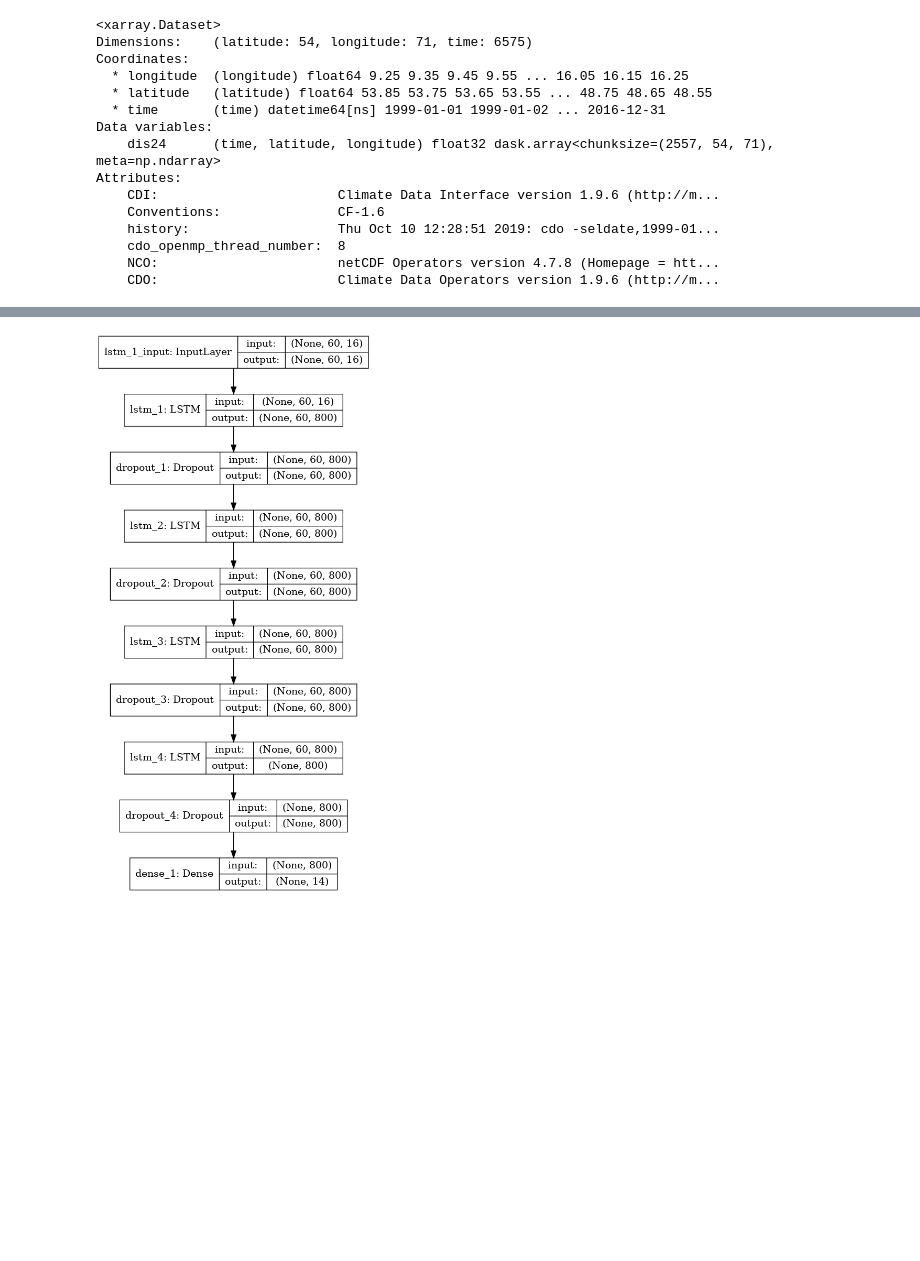
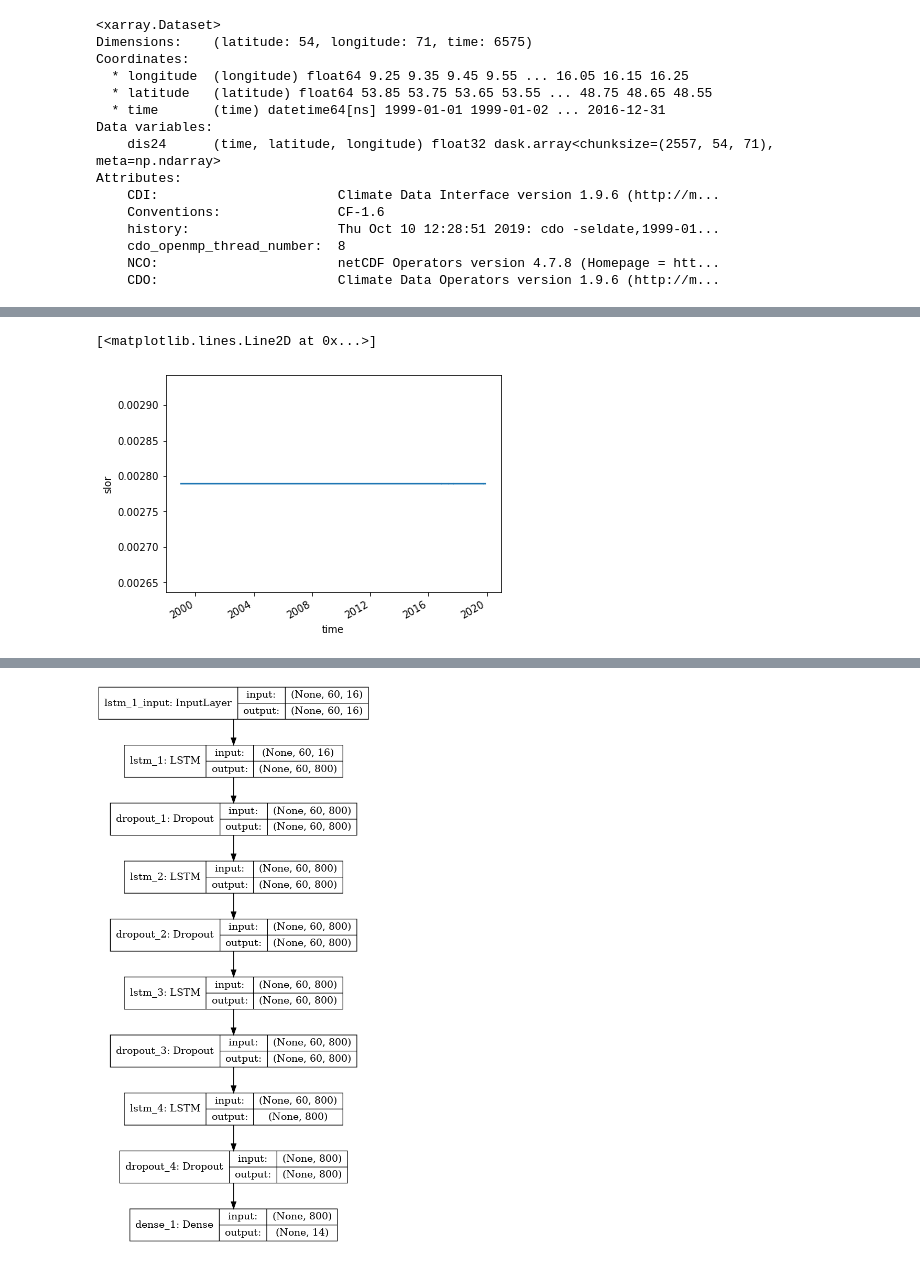
Before and after one commit to Gongsta/flood-prediction, a Jupyter notebook: jupyter/Models/elbe_model.ipynb, the cells around one changed output, grey strips where cells are left out. Saved outputs shown, nothing was run; the diff lists cells and outputs as text; code cells hidden in the pictures; blank space fills up the shorter version.

```diff
--- a/jupyter/Models/elbe_model.ipynb
+++ b/jupyter/Models/elbe_model.ipynb
@@ -123,0 +156,5 @@ y_point = y_point.drop(['latitude','longitude'])
+# %%
+X_point['slor'].plot()
+# %% [output]
+[<matplotlib.lines.Line2D at 0x...>]
+[figure, added]
```
Also changed, not shown: parts of 35 cells of this notebook, 18 other files.
